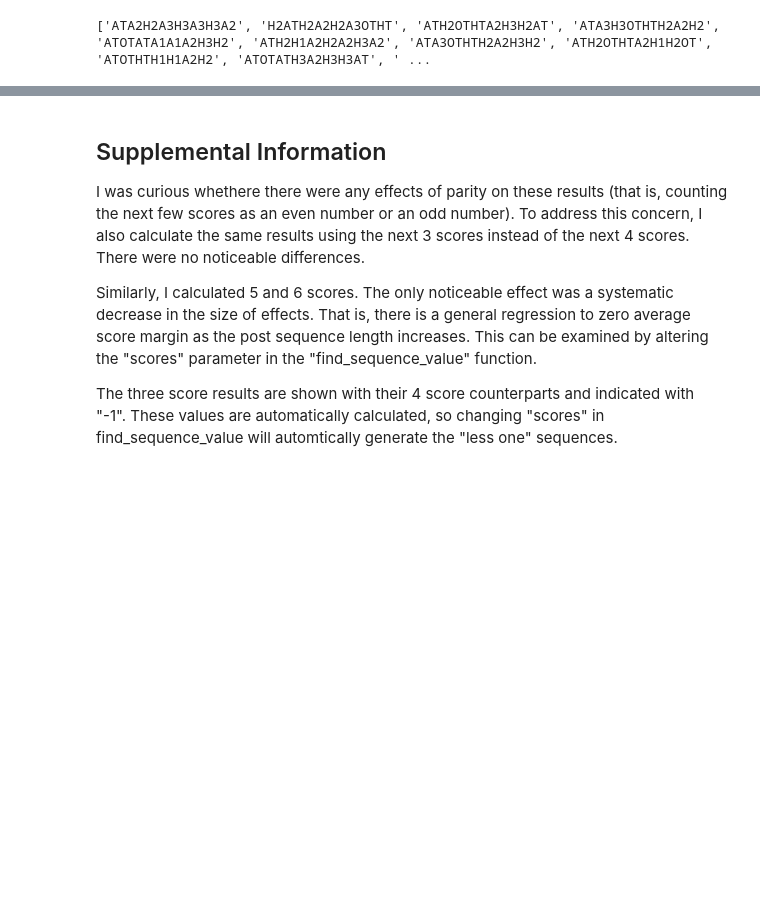
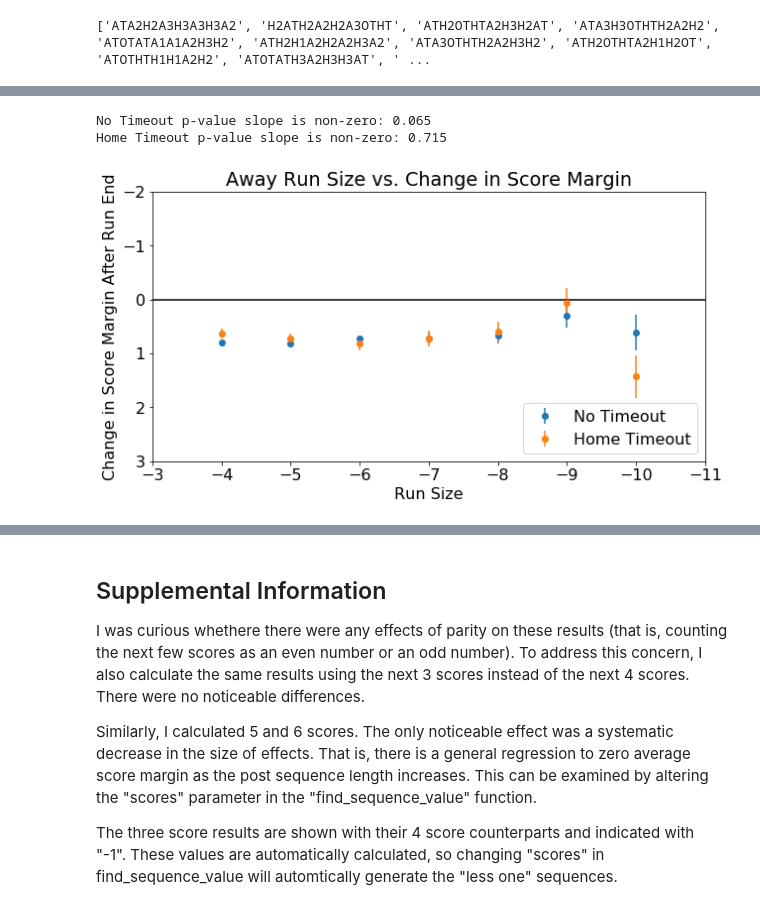
Before and after one commit to mattfred10/Timeout-Analyzer, a Jupyter notebook: Timeout_Analysis.ipynb, the cells around one changed output, grey strips where cells are left out. Drawn from its saved outputs; the diff is of its cells as text; code cells hidden in the pictures; blank space fills up the shorter version.

```diff
--- a/Timeout_Analysis.ipynb
+++ b/Timeout_Analysis.ipynb
@@ -850,3 +866,9 @@ Home Timeout p-value: 0.715
+# %%
+plot_averages(['NoT', 'HT'], np_combined, runner='Away', full_summary=False, ylim=(-2,3))
+# %% [output]
+No Timeout p-value slope is non-zero: 0.065
+Home Timeout p-value slope is non-zero: 0.715
+[figure, added]
 # %%
 t_test('HT', 'NoT', np_combined, runner='Away', bonferroni=False)
 # %% [output]
```
Also changed, not shown: parts of 42 cells of this notebook.
